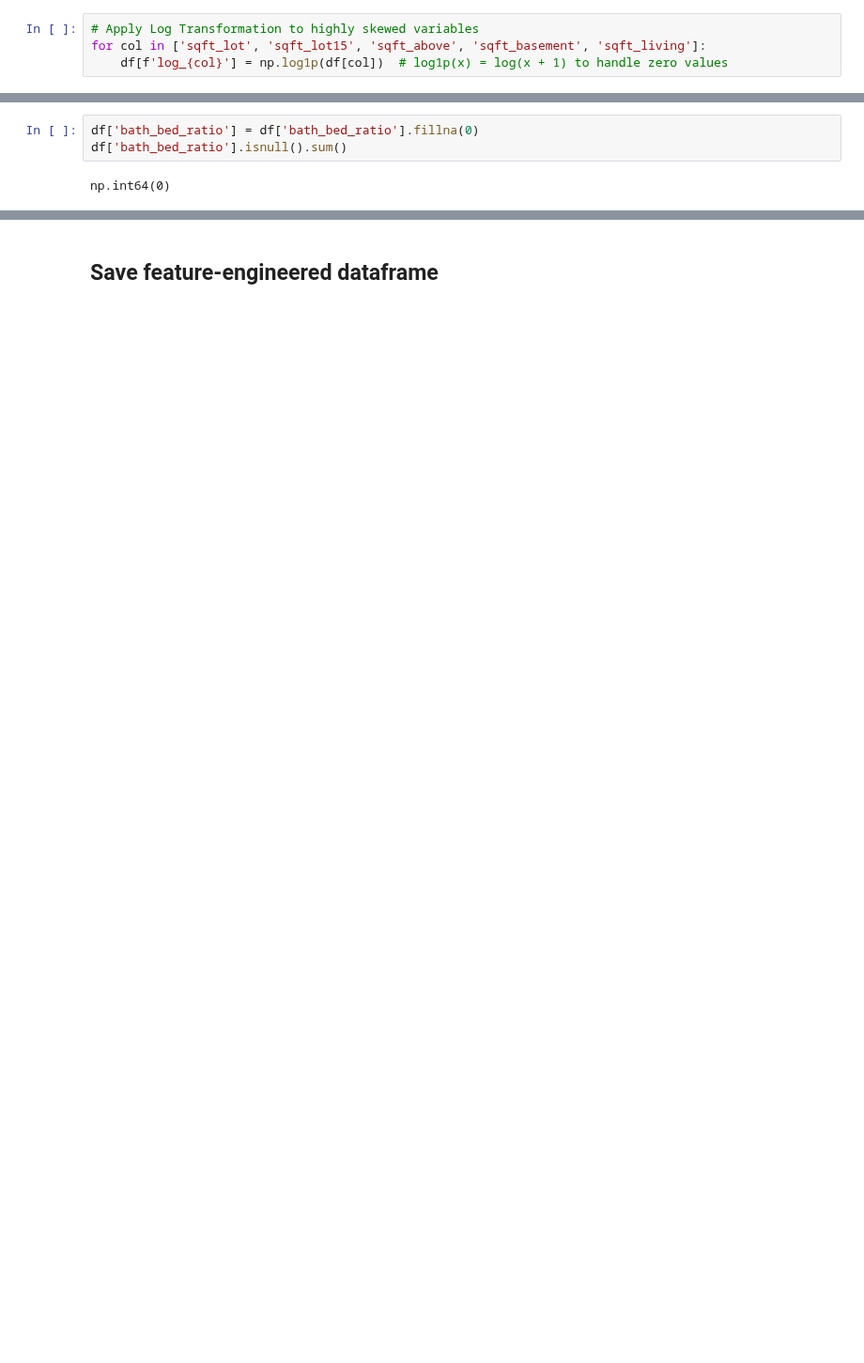
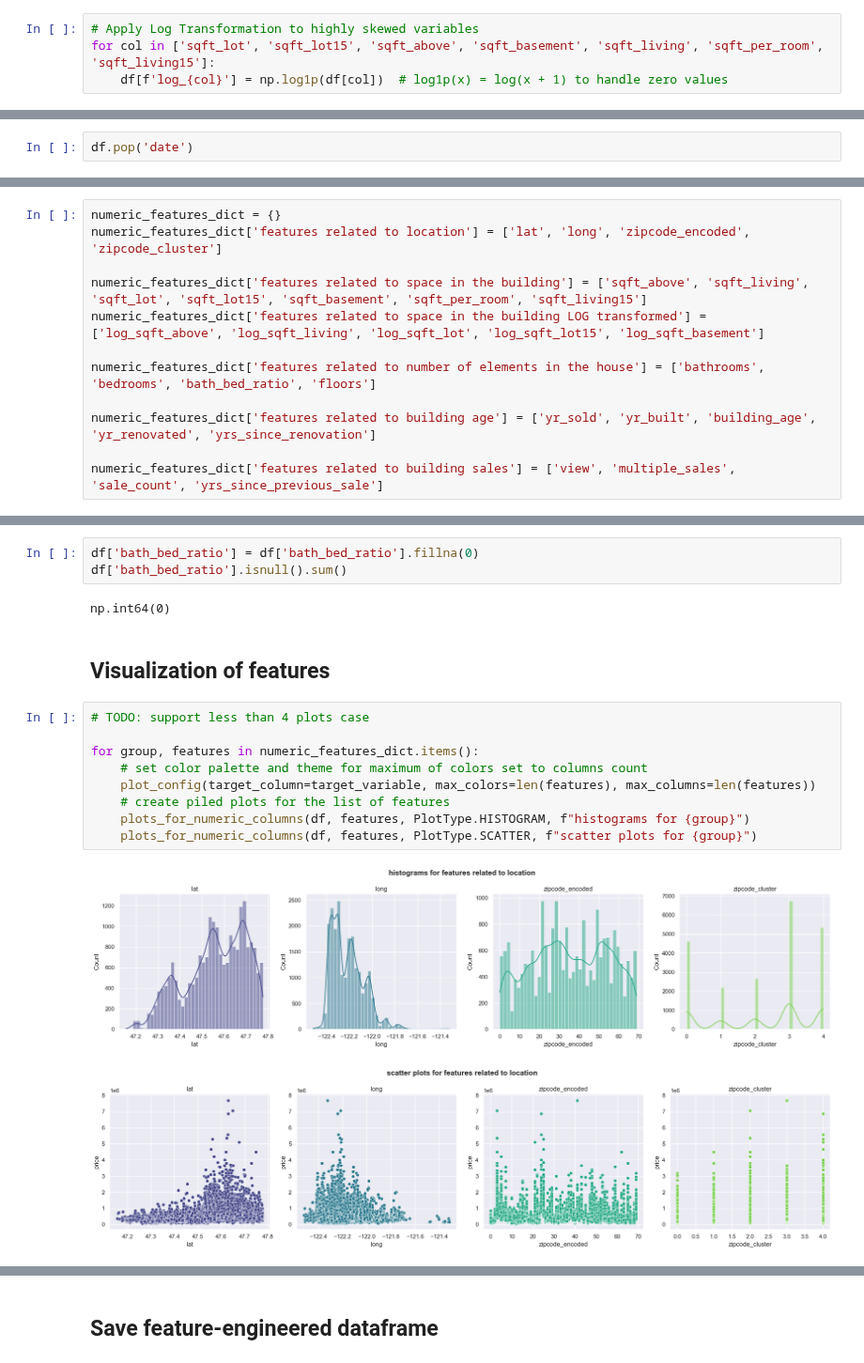
Before and after one commit to martaverfer/mini-project-ironkaggle, a Jupyter notebook: notebooks/feature_engineering.ipynb, the cells around one changed output, grey strips where cells are left out. Shown at 94% size. Saved outputs shown, nothing was run; the diff lists cells and outputs as text; blank space fills up the shorter version.

Commit message:
improved diagrams for numeric columns in feature engineering. Found missing columns for log transform.

```diff
--- a/notebooks/feature_engineering.ipynb
+++ b/notebooks/feature_engineering.ipynb
@@ -122,7 +122,7 @@ Log transformation for highly skewed variables:
 - sqft_living
 # %%
 # Apply Log Transformation to highly skewed variables
-for col in ['sqft_lot', 'sqft_lot15', 'sqft_above', 'sqft_basement', 'sqft_living']:
+for col in ['sqft_lot', 'sqft_lot15', 'sqft_above', 'sqft_basement', 'sqft_living', 'sqft_per_room', 'sqft_living15']:
     df[f'log_{col}'] = np.log1p(df[col])  # log1p(x) = log(x + 1) to handle zero values
 # %% [markdown]
 Extracting data from ID column and dropping it:
@@ -160,3 +160,5 @@ df.select_dtypes(exclude="number").columns.tolist()
 df['date'].dtypes
 # %% [output]
 dtype('<M8[ns]')
+# %%
+df.pop('date')
@@ -236,0 +262,12 @@ print(all_numeric_features)
+# %%
+numeric_features_dict = {}
+numeric_features_dict['features related to location'] = ['lat', 'long', 'zipcode_encoded', 'zipcode_cluster']
+
+numeric_features_dict['features related to space in the building'] = ['sqft_above', 'sqft_living', 'sqft_lot', 'sqft_lot15', 'sqft_basement', 'sqft_per_room', 'sqft_living15']
+numeric_features_dict['features related to space in the building LOG transformed'] = ['log_sqft_above', 'log_sqft_living', 'log_sqft_lot', 'log_sqft_lot15', 'log_sqft_basement']
+
+numeric_features_dict['features related to number of elements in the house'] = ['bathrooms', 'bedrooms', 'bath_bed_ratio', 'floors']
+
+numeric_features_dict['features related to building age'] = ['yr_sold', 'yr_built', 'building_age', 'yr_renovated', 'yrs_since_renovation']
+
+numeric_features_dict['features related to building sales'] = ['view', 'multiple_sales', 'sale_count', 'yrs_since_previous_sale']
@@ -262,3 +319,17 @@ df['bath_bed_ratio'] = df['bath_bed_ratio'].fillna(0)
 df['bath_bed_ratio'].isnull().sum()
 # %% [output]
 np.int64(0)
+# %% [markdown]
+## Visualization of features
+# %%
+# TODO: support less than 4 plots case
+
+for group, features in numeric_features_dict.items():
+    # set color palette and theme for maximum of colors set to columns count
+    plot_config(target_column=target_variable, max_colors=len(features), max_columns=len(features))
+    # create piled plots for the list of features
+    plots_for_numeric_columns(df, features, PlotType.HISTOGRAM, f"histograms for {group}")
+    plots_for_numeric_columns(df, features, PlotType.SCATTER, f"scatter plots for {group}")
+# %% [output]
+[figure, added]
+[figure, added]
```
Also changed, not shown: parts of 14 cells of this notebook, 2 other files.
